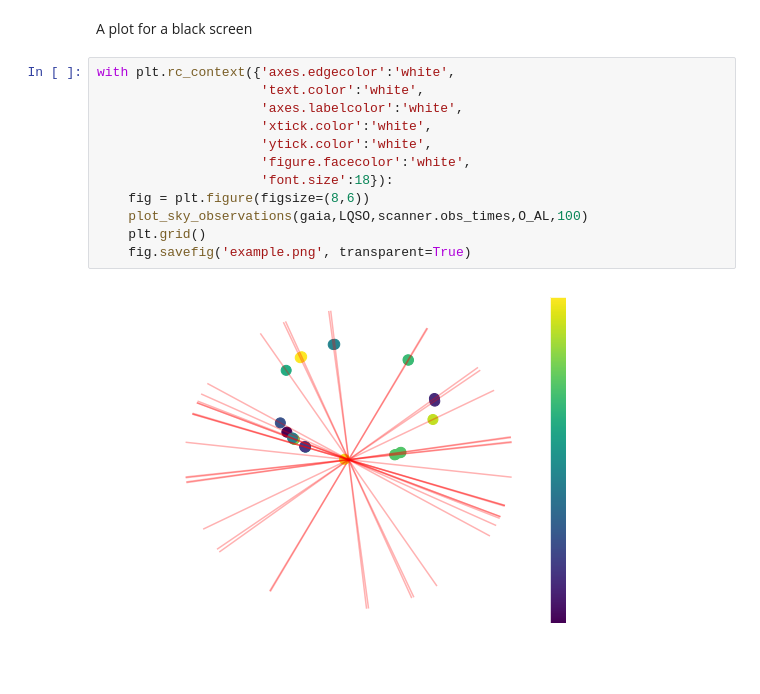
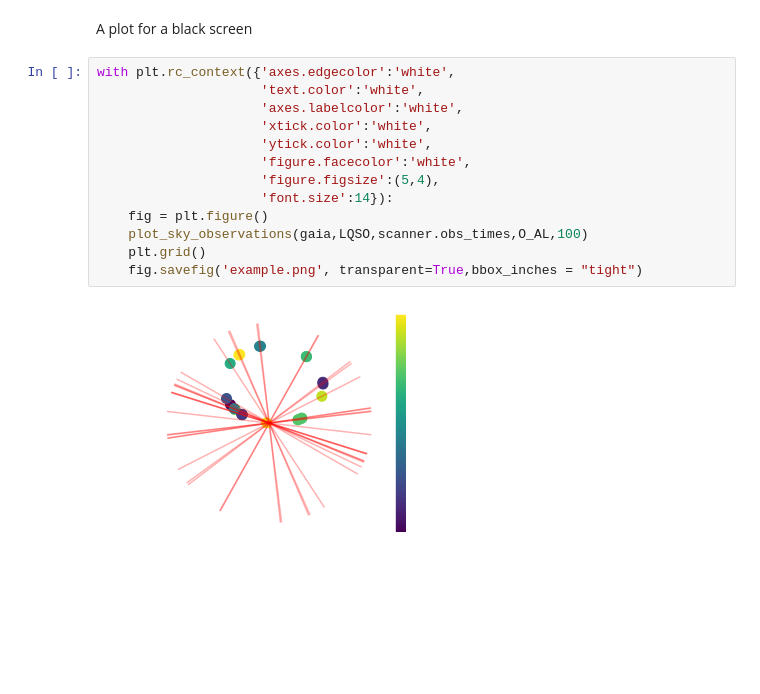
Before and after one commit to bombrun/GaiaLab, a Jupyter notebook: notebooks/alex/test_source_3.ipynb, the cells around one changed output. Cells and saved outputs as stored; diff of their text form; blank space fills up the shorter version.

```diff
--- a/notebooks/alex/test_source_3.ipynb
+++ b/notebooks/alex/test_source_3.ipynb
@@ -446,14 +445,15 @@ A plot for a black screen
 # %%
 with plt.rc_context({'axes.edgecolor':'white',
                      'text.color':'white',
                      'axes.labelcolor':'white',
                      'xtick.color':'white',
                      'ytick.color':'white',
                      'figure.facecolor':'white',
-                     'font.size':18}):
-    fig = plt.figure(figsize=(8,6))
+                     'figure.figsize':(5,4),
+                     'font.size':14}):
+    fig = plt.figure()
     plot_sky_observations(gaia,LQSO,scanner.obs_times,O_AL,100)
     plt.grid()
-    fig.savefig('example.png', transparent=True)
+    fig.savefig('example.png', transparent=True,bbox_inches = "tight")
 # %% [output]
-[figure, old version]
+[figure, new version]
```
Also changed, not shown: parts of 4 cells of this notebook.
